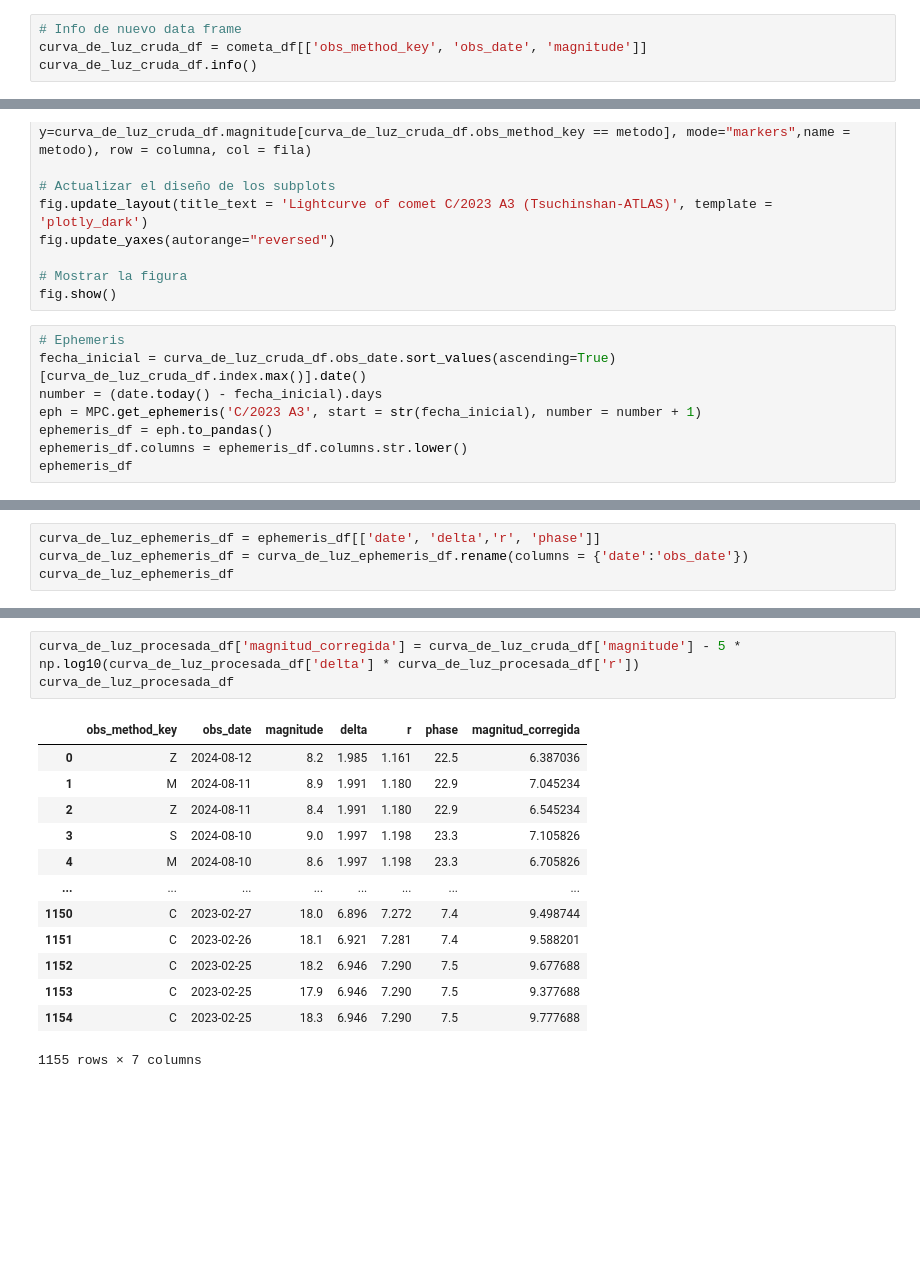
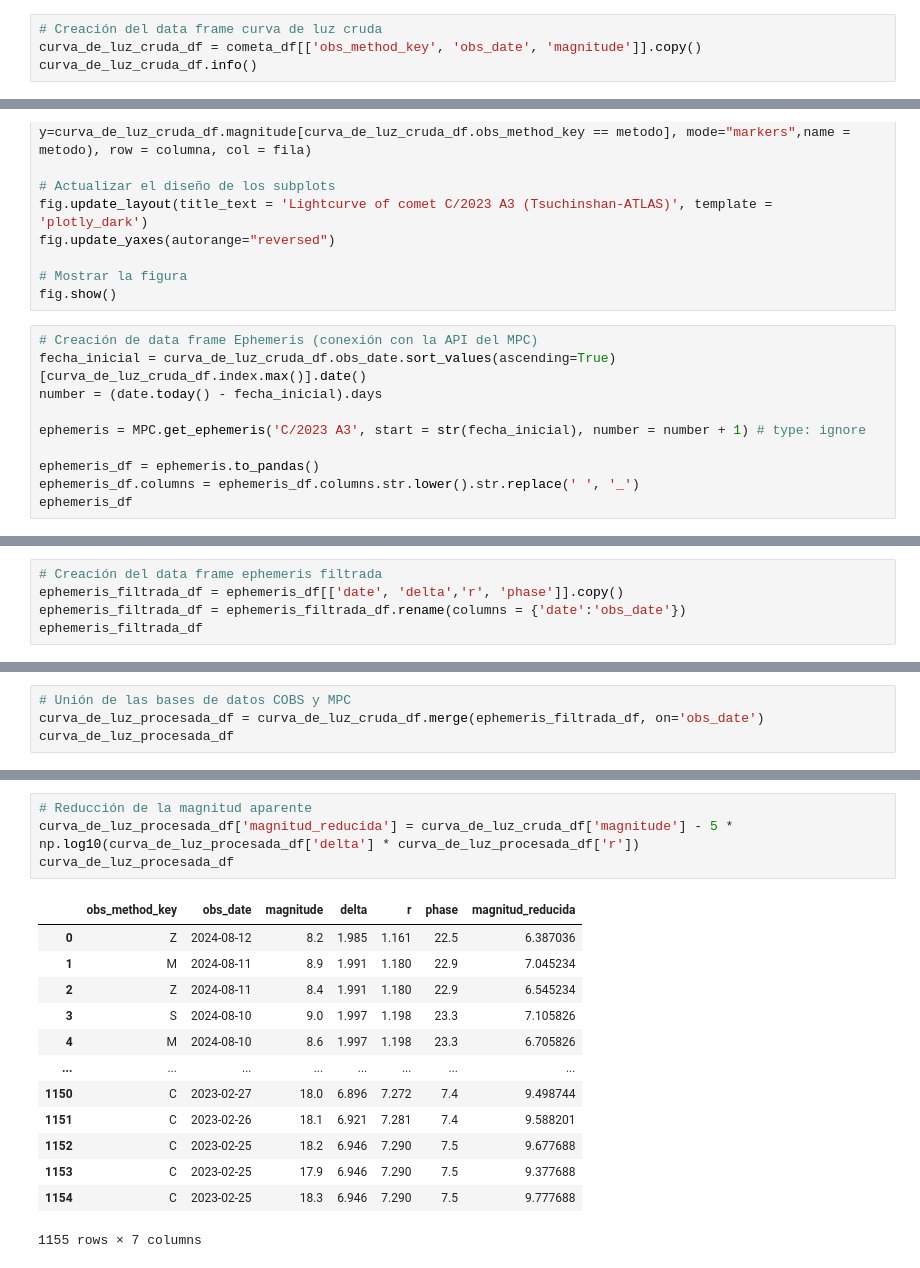
Before and after one commit to sperezp23/Cometa_C_2023_T_ATLAS, a Jupyter notebook: cometa_Cobs_API.ipynb, the cells around one changed output, grey strips where cells are left out. Saved outputs shown, nothing was run; the diff lists cells and outputs as text; blank space fills up the shorter version.

```diff
--- a/cometa_Cobs_API.ipynb
+++ b/cometa_Cobs_API.ipynb
@@ -91,8 +84,8 @@ cometa_df['obs_method_key'] = cometa_df.obs_method.apply(lambda registro: regist
 cometa_df['obs_date'] = pd.to_datetime(pd.to_datetime(cometa_df.obs_date).dt.date)
 cometa_df['magnitude'] = pd.to_numeric(cometa_df.magnitude)
 # %%
-# Info de nuevo data frame
-curva_de_luz_cruda_df = cometa_df[['obs_method_key', 'obs_date', 'magnitude']]
+# Creación del data frame curva de luz cruda
+curva_de_luz_cruda_df = cometa_df[['obs_method_key', 'obs_date', 'magnitude']].copy()
 curva_de_luz_cruda_df.info()
 # %% [output]
 <class 'pandas.core.frame.DataFrame'>
@@ -140,11 +140,13 @@ fig.update_yaxes(autorange="reversed")
 # Mostrar la figura
 fig.show()
 # %%
-# Ephemeris
+# Creación de data frame Ephemeris (conexión con la API del MPC)
 fecha_inicial = curva_de_luz_cruda_df.obs_date.sort_values(ascending=True)[curva_de_luz_cruda_df.index.max()].date()
 number = (date.today() - fecha_inicial).days
-eph = MPC.get_ephemeris('C/2023 A3', start = str(fecha_inicial), number = number + 1)
-ephemeris_df = eph.to_pandas()
-ephemeris_df.columns = ephemeris_df.columns.str.lower()
+
+ephemeris = MPC.get_ephemeris('C/2023 A3', start = str(fecha_inicial), number = number + 1) # type: ignore
+
+ephemeris_df = ephemeris.to_pandas()
+ephemeris_df.columns = ephemeris_df.columns.str.lower().str.replace(' ', '_')
 ephemeris_df
 # %% [output]
@@ -206,7 +204,8 @@ memory usage: 43.2 KB
 # %%
-curva_de_luz_ephemeris_df = ephemeris_df[['date', 'delta','r', 'phase']]
-curva_de_luz_ephemeris_df = curva_de_luz_ephemeris_df.rename(columns = {'date':'obs_date'})
-curva_de_luz_ephemeris_df
+# Creación del data frame ephemeris filtrada
+ephemeris_filtrada_df = ephemeris_df[['date', 'delta','r', 'phase']].copy()
+ephemeris_filtrada_df = ephemeris_filtrada_df.rename(columns = {'date':'obs_date'})
+ephemeris_filtrada_df
 # %% [output]
 |  | obs_date | delta | r | phase |
 | 0 | 2023-02-25 | 6.946 | 7.290 | 7.5 |
@@ -256,0 +223,4 @@ curva_de_luz_procesada_df
+# %%
+# Unión de las bases de datos COBS y MPC
+curva_de_luz_procesada_df = curva_de_luz_cruda_df.merge(ephemeris_filtrada_df, on='obs_date')
+curva_de_luz_procesada_df
@@ -257,8 +241,9 @@ curva_de_luz_procesada_df
 # %%
-curva_de_luz_procesada_df['magnitud_corregida'] = curva_de_luz_cruda_df['magnitude'] - 5 * np.log10(curva_de_luz_procesada_df['delta'] * curva_de_luz_procesada_df['r'])
+# Reducción de la magnitud aparente
+curva_de_luz_procesada_df['magnitud_reducida'] = curva_de_luz_cruda_df['magnitude'] - 5 * np.log10(curva_de_luz_procesada_df['delta'] * curva_de_luz_procesada_df['r'])
 curva_de_luz_procesada_df
 # %% [output]
-|  | obs_method_key | obs_date | magnitude | delta | r | phase | magnitud_corregida |
+|  | obs_method_key | obs_date | magnitude | delta | r | phase | magnitud_reducida |
 | 0 | Z | 2024-08-12 | 8.2 | 1.985 | 1.161 | 22.5 | 6.387036 |
 | 1 | M | 2024-08-11 | 8.9 | 1.991 | 1.180 | 22.9 | 7.045234 |
 | 2 | Z | 2024-08-11 | 8.4 | 1.991 | 1.180 | 22.9 | 6.545234 |
```
Also changed, not shown: parts of 23 cells of this notebook.
